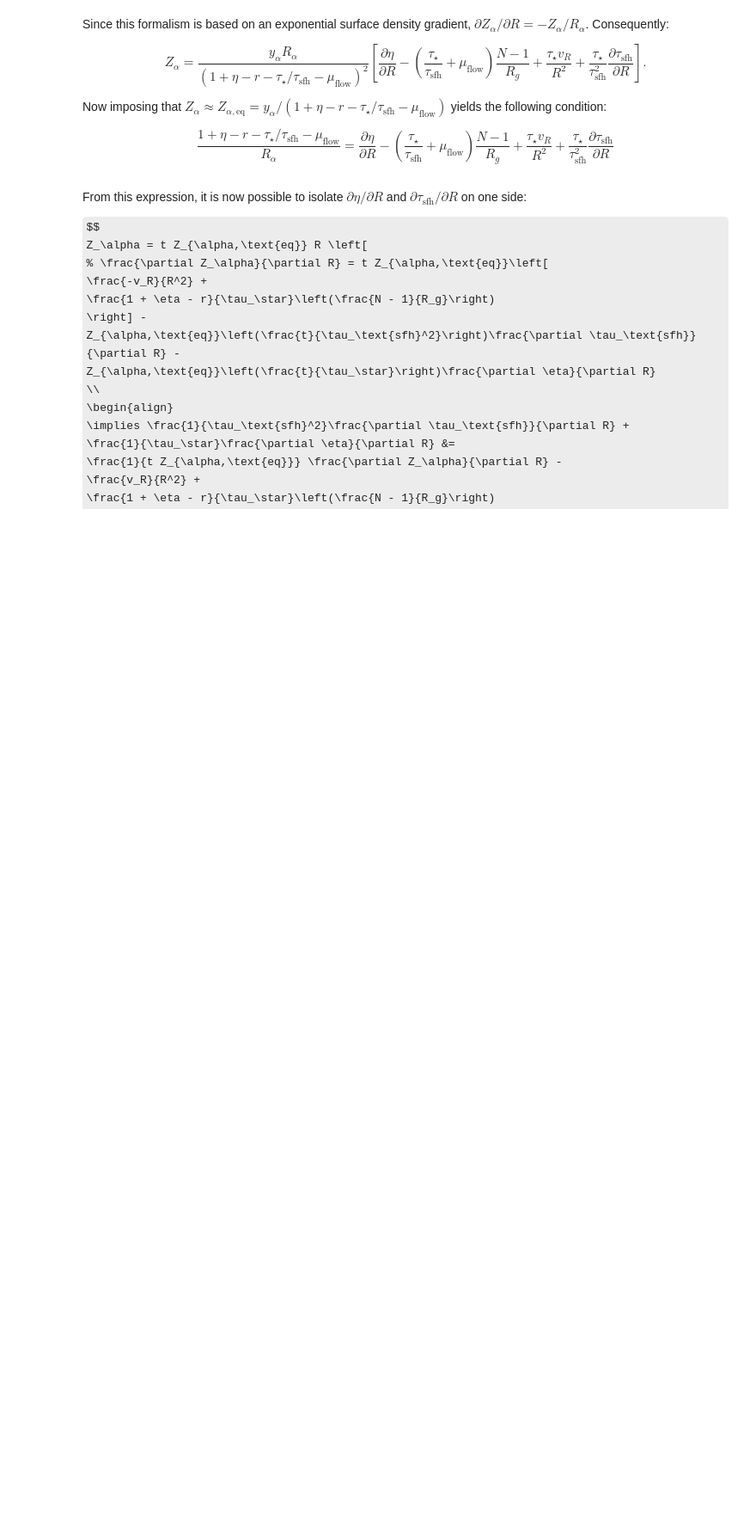
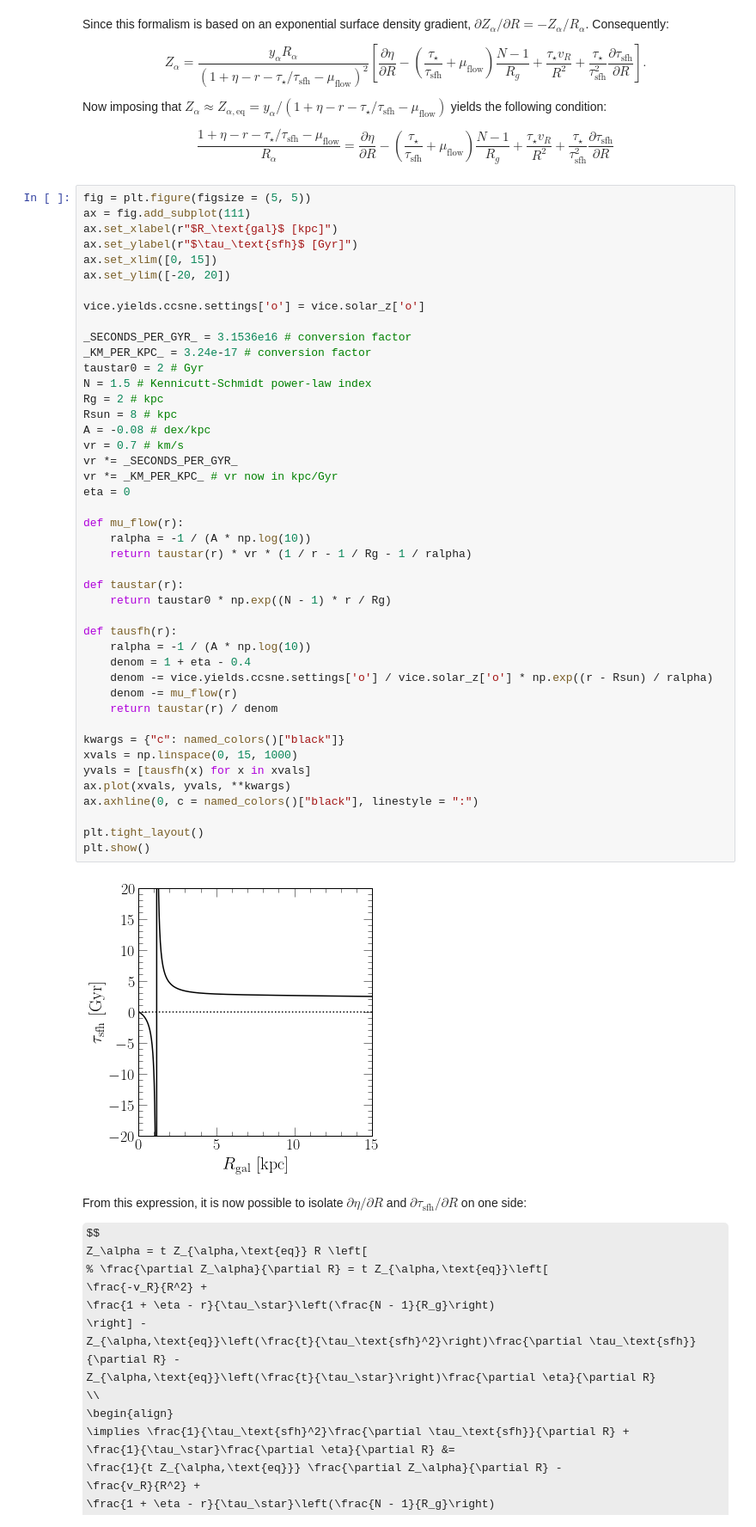
Before and after one commit to giganano/outflows, a Jupyter notebook: notebooks/radialflows.ipynb, the cells around one changed output. Shown: that part at 86% size. Saved outputs shown, nothing was run; the diff lists cells and outputs as text; some formulas as TeX source; blank space fills up the shorter version.

```diff
--- a/notebooks/radialflows.ipynb
+++ b/notebooks/radialflows.ipynb
@@ -1101,6 +1181,52 @@ $$
 \frac{\tau_\star v_R}{R^2} +
 \frac{\tau_\star}{\tau_\text{sfh}^2} \frac{\partial \tau_\text{sfh}}{\partial R}
 $$
+# %%
+fig = plt.figure(figsize = (5, 5))
+ax = fig.add_subplot(111)
+ax.set_xlabel(r"$R_\text{gal}$ [kpc]")
+ax.set_ylabel(r"$\tau_\text{sfh}$ [Gyr]")
+ax.set_xlim([0, 15])
+ax.set_ylim([-20, 20])
+
+vice.yields.ccsne.settings['o'] = vice.solar_z['o']
+
+_SECONDS_PER_GYR_ = 3.1536e16 # conversion factor
+_KM_PER_KPC_ = 3.24e-17 # conversion factor
+taustar0 = 2 # Gyr
+N = 1.5 # Kennicutt-Schmidt power-law index
+Rg = 2 # kpc
+Rsun = 8 # kpc
+A = -0.08 # dex/kpc
+vr = 0.7 # km/s
+vr *= _SECONDS_PER_GYR_
+vr *= _KM_PER_KPC_ # vr now in kpc/Gyr
+eta = 0
+
+def mu_flow(r):
+    ralpha = -1 / (A * np.log(10))
+    return taustar(r) * vr * (1 / r - 1 / Rg - 1 / ralpha)
+
+def taustar(r):
+    return taustar0 * np.exp((N - 1) * r / Rg)
+
+def tausfh(r):
+    ralpha = -1 / (A * np.log(10))
+    denom = 1 + eta - 0.4
+    denom -= vice.yields.ccsne.settings['o'] / vice.solar_z['o'] * np.exp((r - Rsun) / ralpha)
+    denom -= mu_flow(r)
+    return taustar(r) / denom
+
+kwargs = {"c": named_colors()["black"]}
+xvals = np.linspace(0, 15, 1000)
+yvals = [tausfh(x) for x in xvals]
+ax.plot(xvals, yvals, **kwargs)
+ax.axhline(0, c = named_colors()["black"], linestyle = ":")
+
+plt.tight_layout()
+plt.show()
+# %% [output]
+[figure, added]
 # %% [markdown]
 From this expression, it is now possible to isolate $\partial \eta / \partial R$ and $\partial \tau_\text{sfh} / \partial R$ on one side:
 
```
Also changed, not shown: parts of 11 cells of this notebook, 6 other files.
